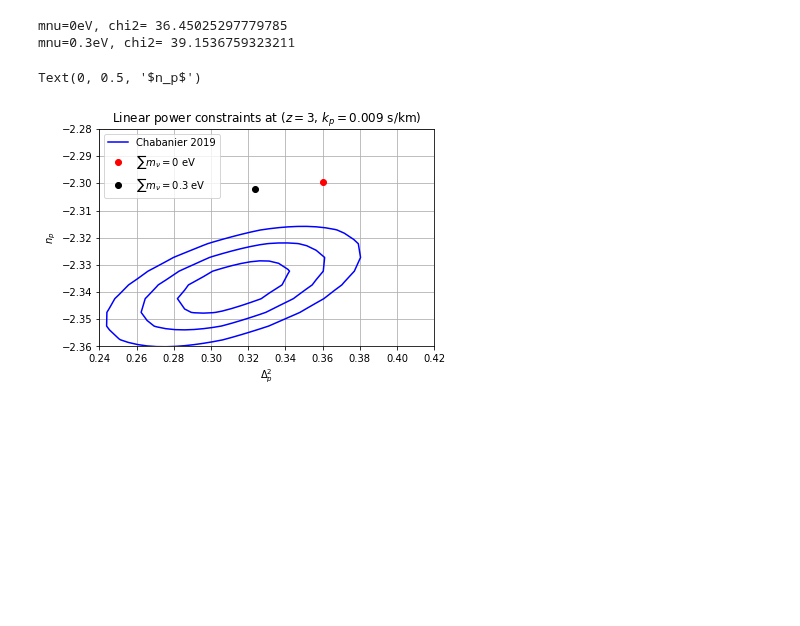
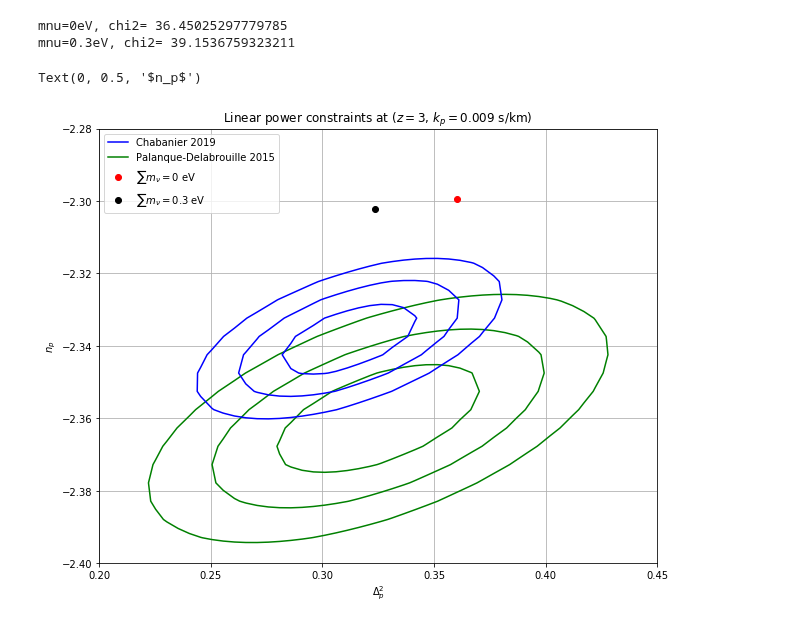
Before and after one commit to igmhub/cup1d, a Jupyter notebook: notebooks/test_marg_lya_like.ipynb, the cells around one changed output. Drawn from its saved outputs; the diff is of its cells as text; code cells hidden in the pictures; blank space fills up the shorter version.

```diff
--- a/notebooks/test_marg_lya_like.ipynb
+++ b/notebooks/test_marg_lya_like.ipynb
@@ -30,4 +29,10 @@ Here we use Gaussian approximations to some published likelihoods.
 ### Compare McDonald et al. (2005) vs Chabanier et al. (2019)
 
 Note that we approximate the likelihood from McDonald as a Gaussian, not a good approximation!
+# %%
+# create grid (note j in number of elements, crazy python)
+neff_grid,DL2_grid = np.mgrid[-2.6:-2.1:100j, 0.2:0.7:100j]
+chi2_McDonald2005=marg_lya_like.gaussian_chi2_McDonald2005(neff_grid,DL2_grid)
+chi2_PalanqueDelabrouille2015=marg_lya_like.gaussian_chi2_PalanqueDelabrouille2015(neff_grid,DL2_grid)
+chi2_Chabanier2019=marg_lya_like.gaussian_chi2_Chabanier2019(neff_grid,DL2_grid)
 # %%
@@ -112,19 +134,22 @@ print('mnu=0.3eV, chi2=',marg_lya_like.gaussian_chi2_Chabanier2019(params_mnu03[
 mnu=0eV, chi2= 36.45025297779785
 mnu=0.3eV, chi2= 39.1536759323211
 # %%
+plt.figure(figsize=[10,8])
+plt.contour(DL2_grid,neff_grid,chi2_PalanqueDelabrouille2015,levels=thresholds,colors='green')
 plt.contour(DL2_grid,neff_grid,chi2_Chabanier2019,levels=thresholds,colors='blue')
 # hack to get legend entry for contours above
 plt.axhline(y=0.8,color='blue',label='Chabanier 2019')
+plt.axhline(y=0.8,color='green',label='Palanque-Delabrouille 2015')
 # add point from massless cosmology
 plt.plot(params_mnu0['Delta2_star'],params_mnu0['n_star'],'o',color='red',label=r'$\sum m_\nu = 0$ eV')
 plt.plot(params_mnu03['Delta2_star'],params_mnu03['n_star'],'o',color='black',label=r'$\sum m_\nu = 0.3$ eV')
-plt.xlim(0.24,0.42)
-plt.ylim(-2.36,-2.28)
+plt.xlim(0.2,0.45)
+plt.ylim(-2.4,-2.28)
 plt.grid()
 plt.legend(loc=2)
 plt.title(r'Linear power constraints at ($z=3$, $k_p=0.009$ s/km)')
 plt.xlabel(r'$\Delta_p^2$')
 plt.ylabel(r'$n_p$')
 # %% [output]
 Text(0, 0.5, '$n_p$')
-[figure, old version]
+[figure, new version]
```
Also changed, not shown: parts of 5 cells of this notebook, 2 other files.
